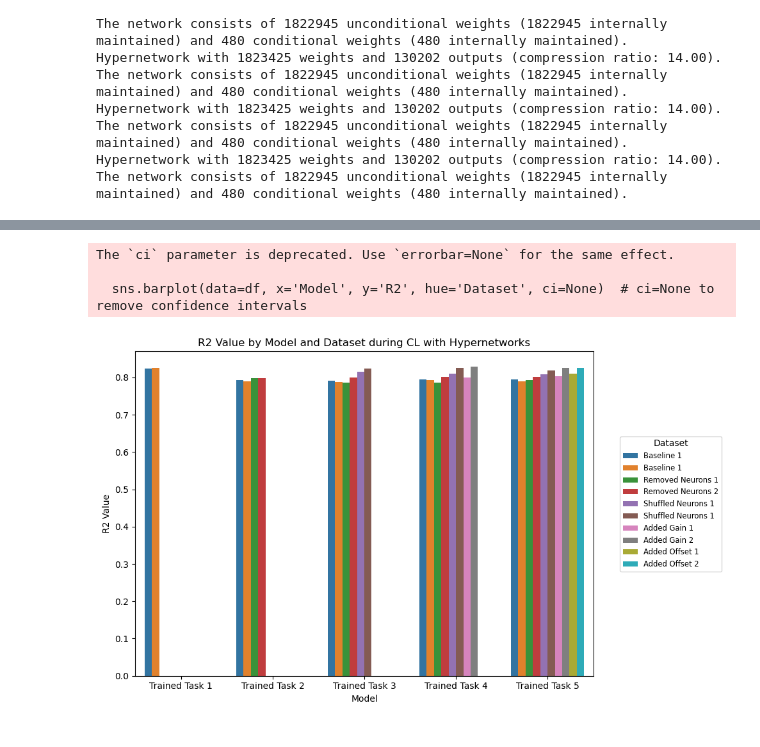
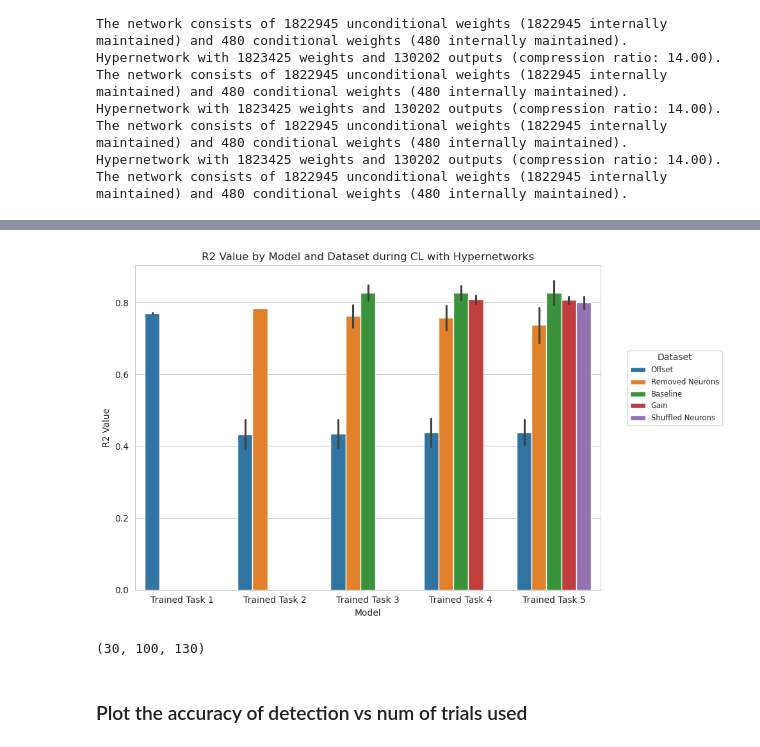
Before and after one commit to nereaiscamu/CL_UpperLimb_Control, a Jupyter notebook: Task_Detector_Hnet_PoC/Result_Analysis.ipynb, the cells around one changed output, grey strips where cells are left out. Drawn from its saved outputs; the diff is of its cells as text; code cells hidden in the pictures.

```diff
--- a/Task_Detector_Hnet_PoC/Result_Analysis.ipynb
+++ b/Task_Detector_Hnet_PoC/Result_Analysis.ipynb
@@ -15,4 +14,12 @@ from src.helpers_task_detector import *
 from Models.models import *
 # %%
-experiment_name = 'Experiment1'
+experiment_name = 'Experiment19'
 path_results = './Results/' + experiment_name
+# %%
+path_to_hnets = './Models/Models_HNET'
+data_path = './Data/Sim_Data_'+experiment_name+'.pkl'
+
+#models_exp = np.sort(os.listdir(os.path.join(path_to_hnets, experiment_name)))
+
+with open(os.path.join(data_path), 'rb') as fp:
+    data = pickle.load(fp)
@@ -53,5 +80,8 @@ with open(os.path.join(path_results +'.pkl'), 'rb') as fp:
 # %%
 df = pd.DataFrame({'Dataset':dataset,
+                   'True_Task': true_task,
+                   'Predicted_Task' : predicted_task,
+                   'New_Task': new_task,
                     'Y_t_detector': y_true_detector,
                     'Y_p_detector':y_pred_detector,
                     'R2_Detector':r2_test_detector,
@@ -118,4 +213,5 @@ The network consists of 1822945 unconditional weights (1822945 internally mainta
 # %%
-df = pd.DataFrame({'Model':model,
-                   'Dataset':test_set,
+df_plot = pd.DataFrame({ 'Model':model,
+                    'Name' : data_name,
+                    'Dataset':test_set,
                     'R2': r2_list})
@@ -122,28 +238,39 @@ df = pd.DataFrame({'Model':model,
 # %%
 import seaborn as sns
 import matplotlib.pyplot as plt
 
-# Assuming your data is stored in a pandas DataFrame called 'df'
-# df = pd.DataFrame({'model': ..., 'dataset': ..., 'r2': ...})
-
 # Create the bar plot
 plt.figure(figsize=(10, 6))
-sns.barplot(data=df, x='Model', y='R2', hue='Dataset', ci=None)  # ci=None to remove confidence intervals
+
+sns.barplot(data=df_plot, x='Model', y='R2', hue='Name')#, color = 'Name', ci=None)  # ci=None to remove confidence intervals
+
 plt.title('R2 Value by Model and Dataset during CL with Hypernetworks')
+
 plt.xlabel('Model')
+
 plt.ylabel('R2 Value')
+
 new_labels = ['Trained Task 1', 'Trained Task 2', 'Trained Task 3', 'Trained Task 4', 'Trained Task 5']  # New labels for x-axis
+
 plt.xticks(ticks=range(len(new_labels)), labels=new_labels)
 #plt.xticks(rotation=45)  # Rotate x-axis labels for better readability
-legend_labels = ['Baseline 1', 'Baseline 1', 'Removed Neurons 1', 'Removed Neurons 2',
+
+""" legend_labels = ['Baseline 1', 'Baseline 1', 'Removed Neurons 1', 'Removed Neurons 2',
                  'Shuffled Neurons 1', 'Shuffled Neurons 1', 'Added Gain 1', 'Added Gain 2',
-                 'Added Offset 1', 'Added Offset 2']  # New labels for legend
+                 'Added Offset 1', 'Added Offset 2']  # New labels for legend """
 
-plt.legend(title='Dataset', fontsize = 'small', bbox_to_anchor=(1.05, 0.75), loc='upper left',  labels=legend_labels)  # Move legend to upper left corner
+plt.legend(title='Dataset', fontsize = 'small',
+        bbox_to_anchor=(1.05, 0.75),
+        loc='upper left')
+        #labels=legend_labels)  # Move legend to upper left corner
+
 plt.tight_layout()
 plt.show()
 # %% [output]
-The `ci` parameter is deprecated. Use `errorbar=None` for the same effect.
-
-  sns.barplot(data=df, x='Model', y='R2', hue='Dataset', ci=None)  # ci=None to remove confidence intervals
-[figure, old version]
+[figure, new version]
+# %%
+data['Data_0_1'][0].shape
+# %% [output]
+(30, 100, 130)
+# %% [markdown]
+### Plot the accuracy of detection vs num of trials used
```
Also changed, not shown: parts of 16 cells of this notebook, 7 other files.
